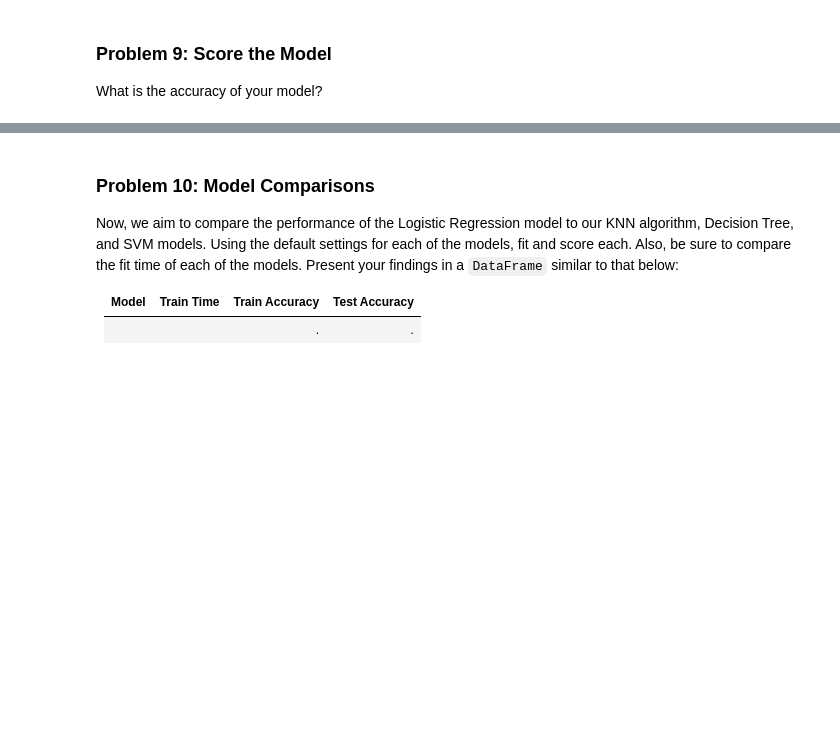
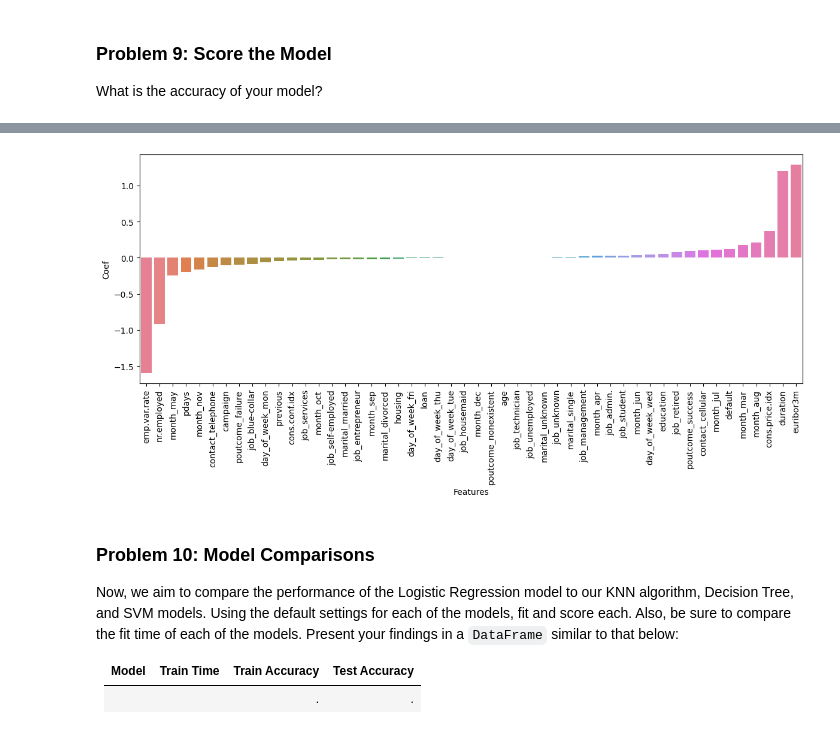
Before and after one commit to atewari-bot/bank-marketing-campaign, a Jupyter notebook: bank_marketing_campaign.ipynb, the cells around one changed output, grey strips where cells are left out. Saved outputs shown, nothing was run; the diff lists cells and outputs as text; code cells hidden in the pictures; blank space fills up the shorter version.

```diff
--- a/bank_marketing_campaign.ipynb
+++ b/bank_marketing_campaign.ipynb
@@ -704,3 +719,8 @@ Area under curve is 0.940000
+# %%
+# LogisticRegression most important feature
+get_feature_importance_by_coef(lr_pipe)
+# %% [output]
+[figure, added]
 # %% [markdown]
 ### Problem 10: Model Comparisons
 
```
Also changed, not shown: parts of 39 cells of this notebook, 9 other files.
